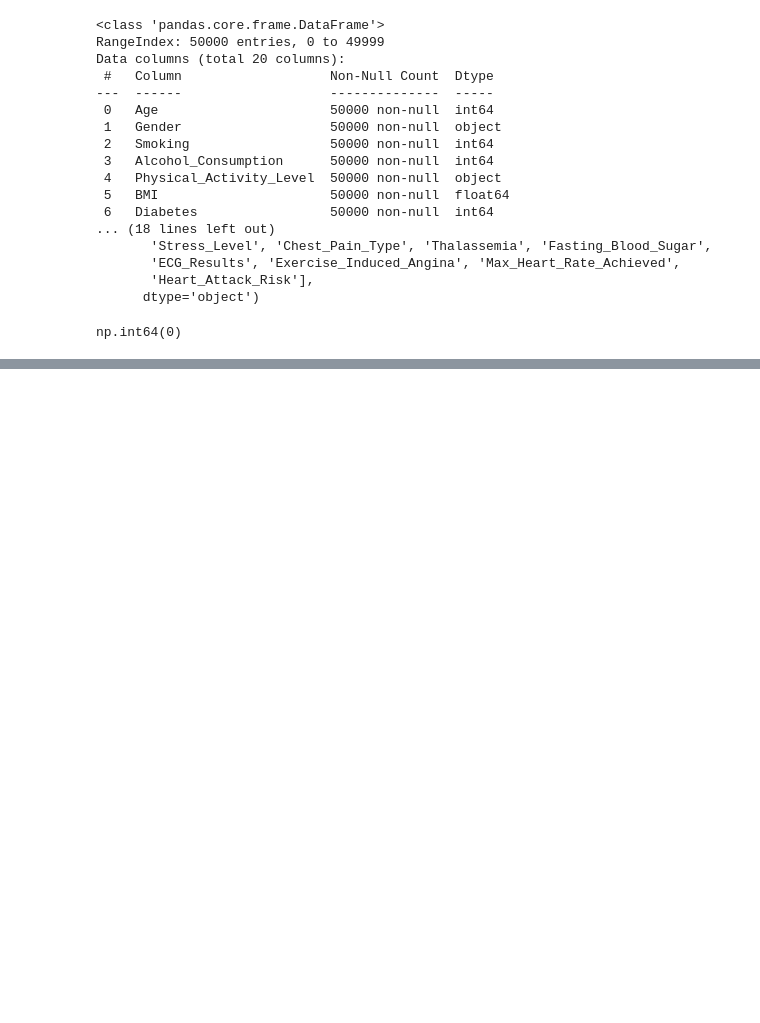
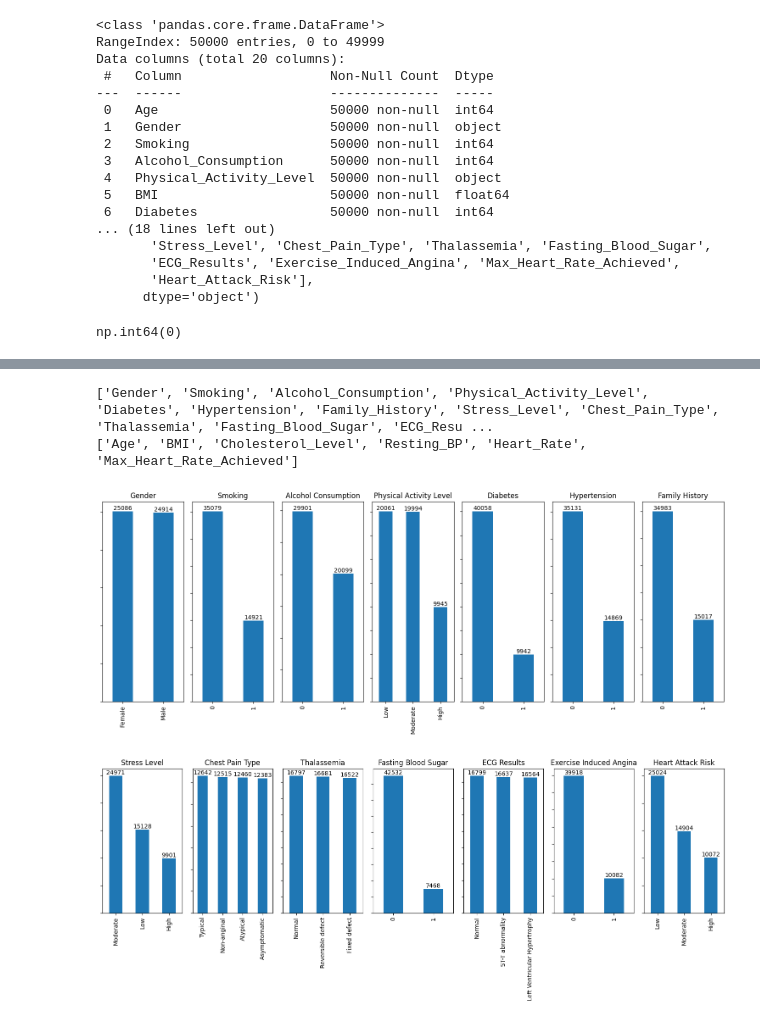
Before and after one commit to wheselmans/data_science_cases, a Jupyter notebook: cases/Cases_LogReg_Geert_HeartAttackRiskPrediction/CaseLogReg_20250205.ipynb, the cells around one changed output, grey strips where cells are left out. Drawn from its saved outputs; the diff is of its cells as text; code cells hidden in the pictures; blank space fills up the shorter version.

```diff
--- a/cases/Cases_LogReg_Geert_HeartAttackRiskPrediction/CaseLogReg_20250205.ipynb
+++ b/cases/Cases_LogReg_Geert_HeartAttackRiskPrediction/CaseLogReg_20250205.ipynb
@@ -248,3 +267,32 @@ df_cat.describe()
+# %%
+
+
+print(cats)
+print(nums)
+
+index = 0
+
+def bar_labels(axes, rotation=0, location="edge"):
+    for container in axes.containers:
+        axes.bar_label(container, rotation=rotation, label_type=location)
+    axes.set_ylabel("")
+    axes.set_xlabel("")
+    axes.set_yticklabels(())
+
+for _ in range(2):
+    fig, axes = plt.subplots(ncols=7, figsize=(15, 6))
+    for i in range(7):
+        df[cats[index]].value_counts().plot(kind="bar", ax=axes[i])
+        bar_labels(axes[i])
+        axes[i].set_title(cats[index].replace('_', ' '))
+        index+=1
+    plt.tight_layout()
+    plt.show()
+# %% [output]
+['Gender', 'Smoking', 'Alcohol_Consumption', 'Physical_Activity_Level', 'Diabetes', 'Hypertension', 'Family_History', 'Stress_Level', 'Chest_Pain_Type', 'Thalassemia', 'Fasting_Blood_Sugar', 'ECG_Resu ...
+['Age', 'BMI', 'Cholesterol_Level', 'Resting_BP', 'Heart_Rate', 'Max_Heart_Rate_Achieved']
+[figure, added]
+[figure, added]
 # %%
 # Create correaltion heatmap
 fig = plt.figure(figsize=(30,30))
```
Also changed, not shown: parts of 5 cells of this notebook.
